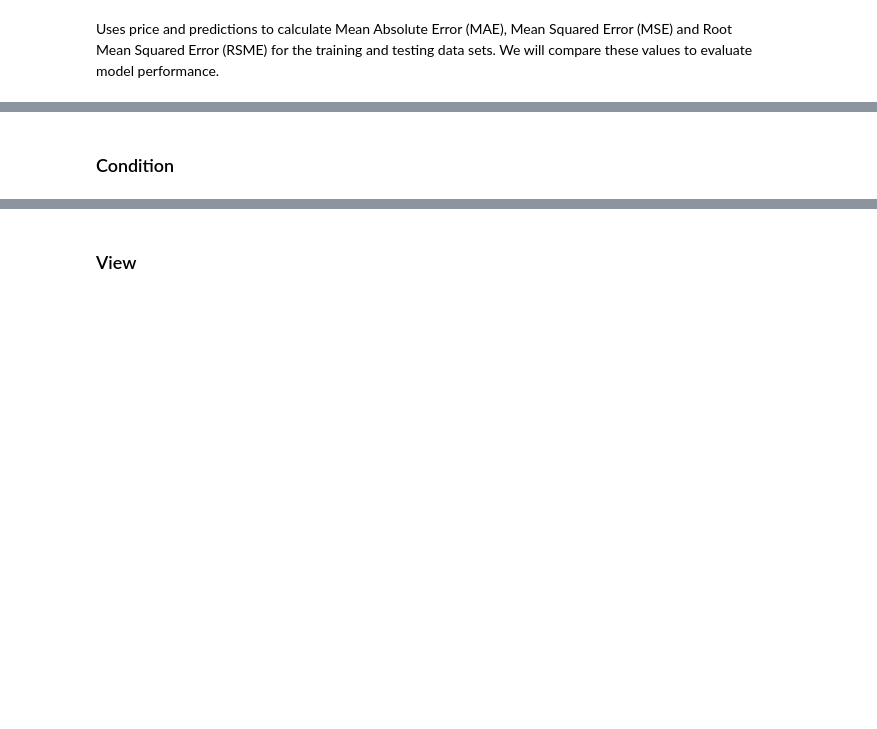
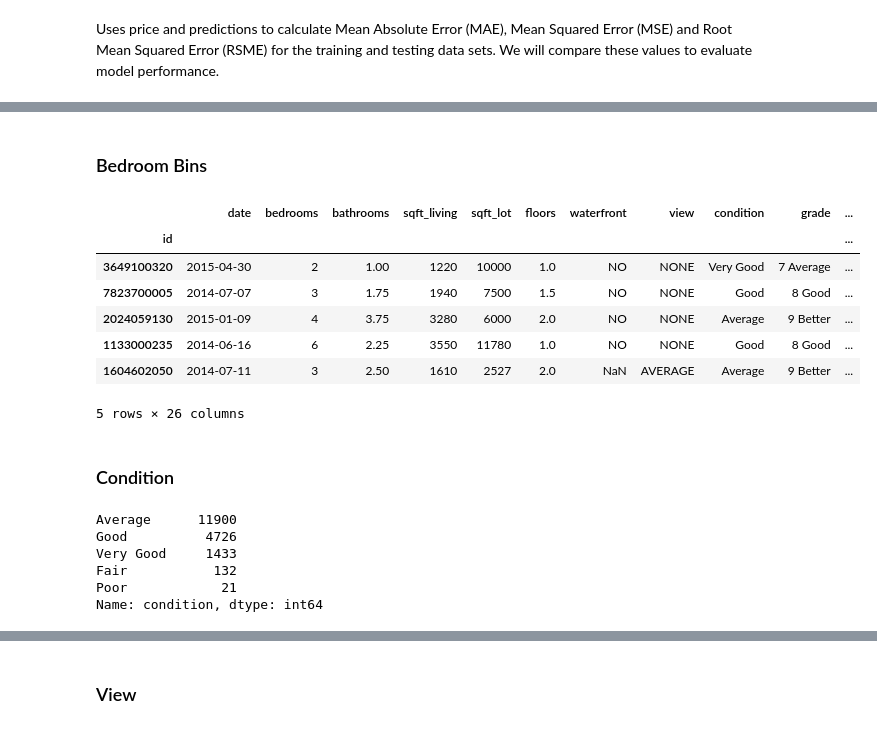
Before and after one commit to alvaromendizabal/dsc-phase-2-project-v2-3, a Jupyter notebook: alvaro.ipynb, the cells around one changed output, grey strips where cells are left out. Cells and saved outputs as stored; diff of their text form; code cells hidden in the pictures; blank space fills up the shorter version.

```diff
--- a/alvaro.ipynb
+++ b/alvaro.ipynb
@@ -392,0 +256,2 @@ X_train, X_test, y_train, y_test = train_test_split(X, y, random_state=42, test_
+# %% [markdown]
+### Bedroom Bins
@@ -393,5 +260,26 @@ X_train, X_test, y_train, y_test = train_test_split(X, y, random_state=42, test_
+# %%
+X_train.head()
+# %% [output]
+|  | date | bedrooms | bathrooms | sqft_living | sqft_lot | floors | waterfront | view | condition | grade | ... |
+| id |  |  |  |  |  |  |  |  |  |  | ... |
+| 3649100320 | 2015-04-30 | 2 | 1.00 | 1220 | 10000 | 1.0 | NO | NONE | Very Good | 7 Average | ... |
+| 7823700005 | 2014-07-07 | 3 | 1.75 | 1940 | 7500 | 1.5 | NO | NONE | Good | 8 Good | ... |
+| 2024059130 | 2015-01-09 | 4 | 3.75 | 3280 | 6000 | 2.0 | NO | NONE | Average | 9 Better | ... |
+| 1133000235 | 2014-06-16 | 6 | 2.25 | 3550 | 11780 | 1.0 | NO | NONE | Good | 8 Good | ... |
+| 1604602050 | 2014-07-11 | 3 | 2.50 | 1610 | 2527 | 2.0 | NaN | AVERAGE | Average | 9 Better | ... |
+5 rows × 26 columns
 # %% [markdown]
 ### Condition
+# %%
+condition_count = df['condition'].value_counts()
+condition_count
+# %% [output]
+Average      11900
+Good          4726
+Very Good     1433
+Fair           132
+Poor            21
+Name: condition, dtype: int64
 # %%
 X_train, X_test, encoded_condition = ohe(X_train, X_test, ['condition'])
 # %%
```
Also changed, not shown: parts of 99 cells of this notebook, 1 other file.
